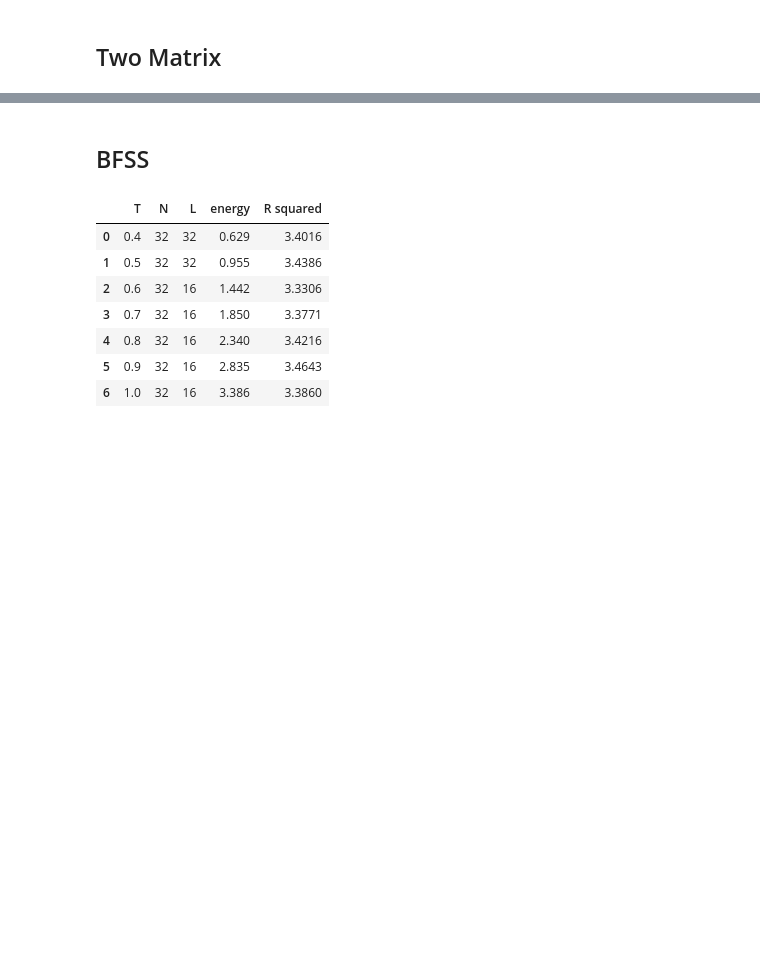
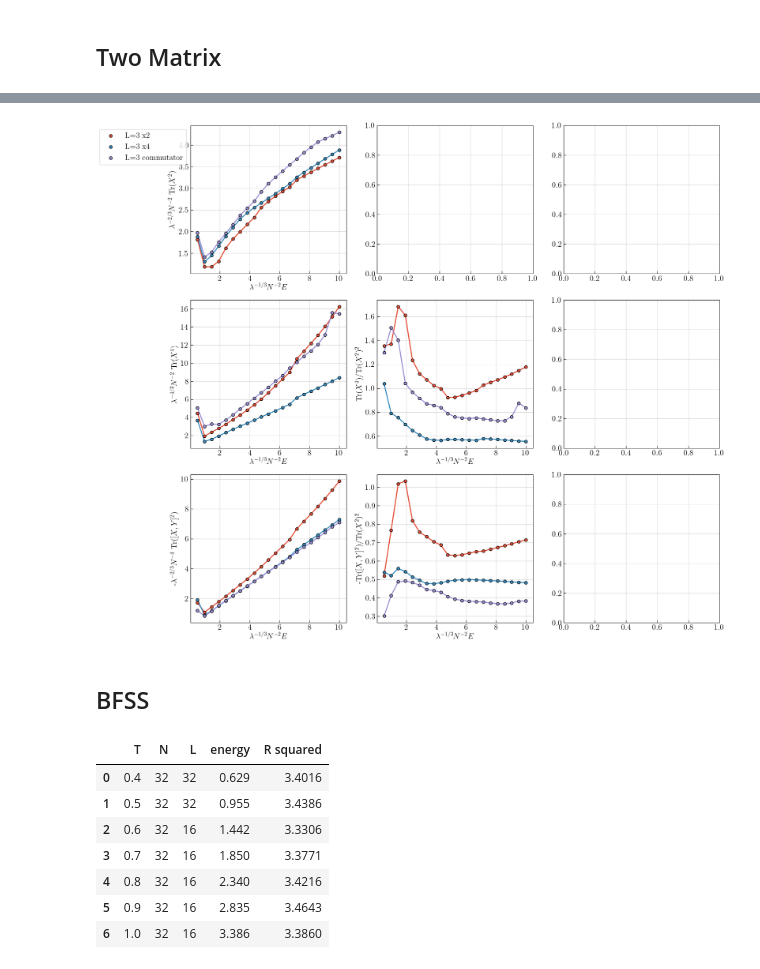
Before and after one commit to gshartnett/bmnsim, a Jupyter notebook: Plotting Notebook.ipynb, the cells around one changed output, grey strips where cells are left out. Cells and saved outputs as stored; diff of their text form; code cells hidden in the pictures; blank space fills up the shorter version.

```diff
--- a/Plotting Notebook.ipynb
+++ b/Plotting Notebook.ipynb
@@ -225,3 +345,49 @@ plt.show()
+# %%
+fig, axes = plt.subplots(3, 3, figsize=(3*6, 3*5))
+
+ax = axes[0,0]
+for name, df in zip(['x2', 'x4', 'commutator'], [df_x2, df_x4, df_commutator]):
+    ax.plot(df["energy"], df["x_2"])
+    ax.scatter(df["energy"], df["x_2"], label='L=3 ' + name, edgecolor='k', zorder=10)
+#ax[0].set_xscale('log')
+#ax[0].set_yscale('log')
+#ax[0].set_ylim([min(lower_bound), 1])
+ax.set_xlabel(r"$\lambda^{-1/3} N^{-2} E$")
+ax.set_ylabel(r"$\lambda^{-2/3} N^{-2}$ Tr$(X^2)$")
+ax.legend(fontsize=16, bbox_to_anchor=(0,1))
+
+ax = axes[1, 0]
+for name, df in zip(['x2', 'x4', 'commutator'], [df_x2, df_x4, df_commutator]):
+    ax.plot(df["energy"], df["x_4"])
+    ax.scatter(df["energy"], df["x_4"], label='L=3 ' + name, edgecolor='k', zorder=10)
+ax.set_xlabel(r"$\lambda^{-1/3} N^{-2} E$")
+ax.set_ylabel(r"$\lambda^{-4/3} N^{-2}$ Tr$(X^4)$")
+
+ax = axes[1, 1]
+for name, df in zip(['x2', 'x4', 'commutator'], [df_x2, df_x4, df_commutator]):
+    ax.plot(df["energy"], df["x_4"]/df["x_2"]**2)
+    ax.scatter(df["energy"], df["x_4"]/df["x_2"]**2, label='L=3 ' + name, edgecolor='k', zorder=10)
+ax.set_xlabel(r"$\lambda^{-1/3} N^{-2} E$")
+ax.set_ylabel(r"Tr$(X^4)$/Tr$(X^2)^2$")
+
+ax = axes[2, 0]
+for name, df in zip(['x2', 'x4', 'commutator'], [df_x2, df_x4, df_commutator]):
+    ax.plot(df["energy"], df["neg_commutator_squared"])
+    ax.scatter(df["energy"], df["neg_commutator_squared"], label='L=3 ' + name, edgecolor='k', zorder=10)
+ax.set_xlabel(r"$\lambda^{-1/3} N^{-2} E$")
+ax.set_ylabel(r"-$\lambda^{-2/3} N^{-4}$ Tr$([X, Y]^2)$")
+
+ax = axes[2, 1]
+for name, df in zip(['x2', 'x4', 'commutator'], [df_x2, df_x4, df_commutator]):
+    ax.plot(df["energy"], df["neg_commutator_squared"] / df["x_2"]**2)
+    ax.scatter(df["energy"], df["neg_commutator_squared"] / df["x_2"]**2, label='L=3 ' + name, edgecolor='k', zorder=10)
+ax.set_xlabel(r"$\lambda^{-1/3} N^{-2} E$")
+ax.set_ylabel(r"-Tr$([X, Y]^2)/$Tr$(X^2)^2$")
+
+plt.tight_layout()
+plt.show()
+# %% [output]
+[figure, added]
 # %% [markdown]
 ## BFSS
 # %%
```
Also changed, not shown: parts of 19 cells of this notebook, 15 other files.
